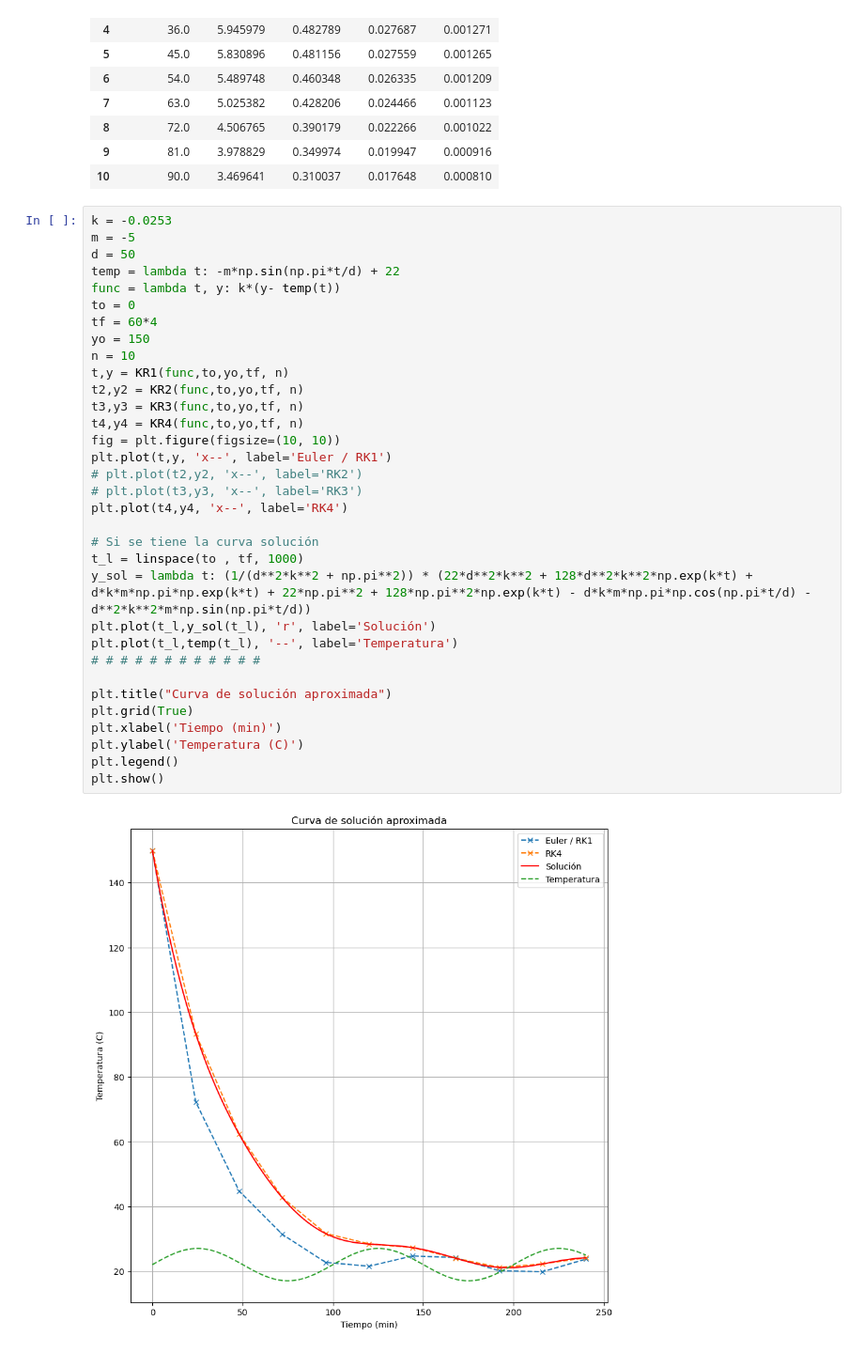
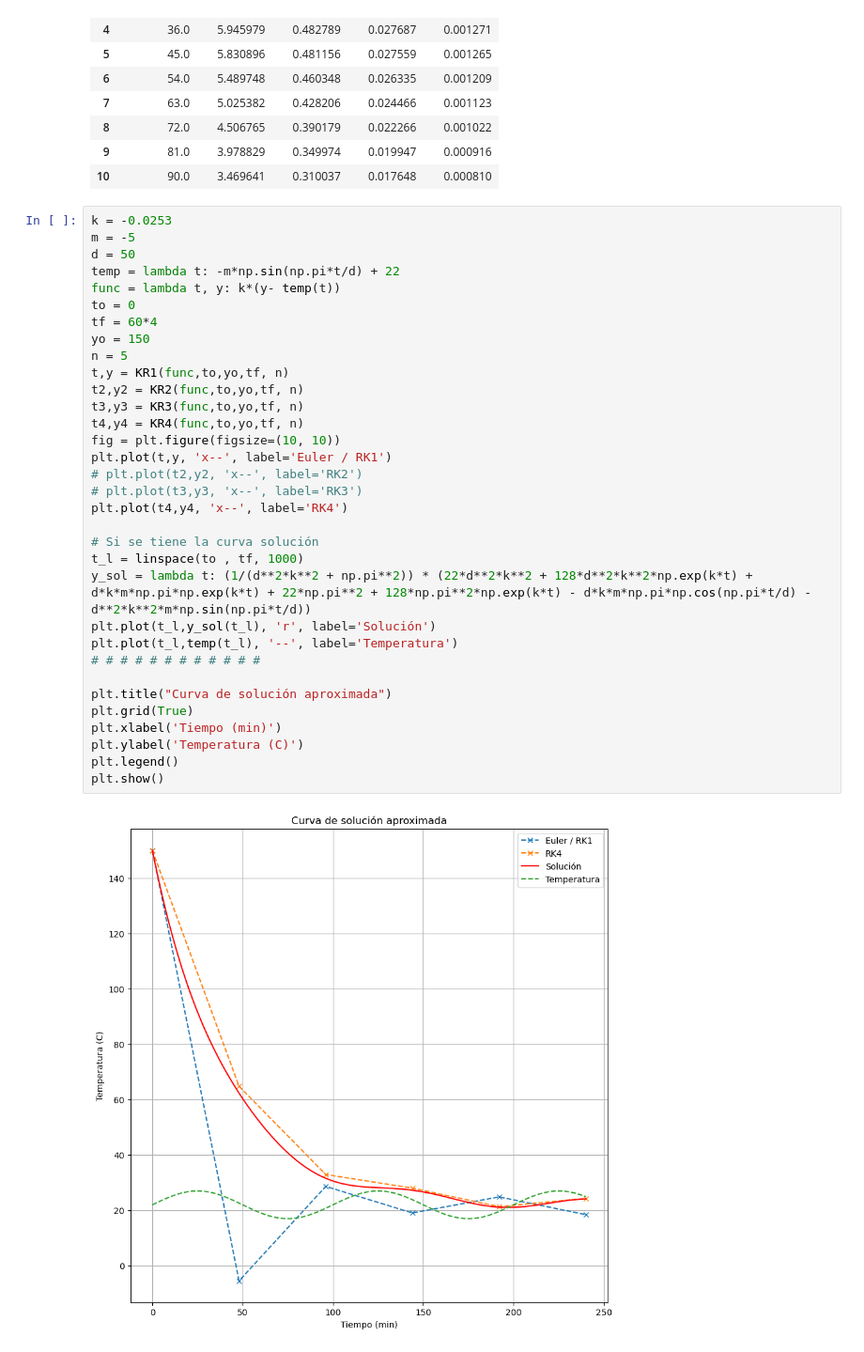
Before and after one commit to caramirezs/MetNum_202260, a Jupyter notebook: 4.2_Runge-Kutta.ipynb, the cells around one changed output. Shown at 94% size. Saved outputs shown, nothing was run; the diff lists cells and outputs as text.

```diff
--- a/4.2_Runge-Kutta.ipynb
+++ b/4.2_Runge-Kutta.ipynb
@@ -145,32 +145,32 @@ m = -5
 d = 50
 temp = lambda t: -m*np.sin(np.pi*t/d) + 22
 func = lambda t, y: k*(y- temp(t))
 to = 0
 tf = 60*4
 yo = 150
-n = 10
+n = 5
 t,y = KR1(func,to,yo,tf, n)
 t2,y2 = KR2(func,to,yo,tf, n)
 t3,y3 = KR3(func,to,yo,tf, n)
 t4,y4 = KR4(func,to,yo,tf, n)
 fig = plt.figure(figsize=(10, 10))
 plt.plot(t,y, 'x--', label='Euler / RK1')
 # plt.plot(t2,y2, 'x--', label='RK2')
 # plt.plot(t3,y3, 'x--', label='RK3')
 plt.plot(t4,y4, 'x--', label='RK4')
 
 # Si se tiene la curva solución
 t_l = linspace(to , tf, 1000)
 y_sol = lambda t: (1/(d**2*k**2 + np.pi**2)) * (22*d**2*k**2 + 128*d**2*k**2*np.exp(k*t) + d*k*m*np.pi*np.exp(k*t) + 22*np.pi**2 + 128*np.pi**2*np.exp(k*t) - d*k*m*np.pi*np.cos(np.pi*t/d) - d**2*k**2*m*np.sin(np.pi*t/d))
 plt.plot(t_l,y_sol(t_l), 'r', label='Solución')
 plt.plot(t_l,temp(t_l), '--', label='Temperatura')
 # # # # # # # # # # # #
 
 plt.title("Curva de solución aproximada")
 plt.grid(True)
 plt.xlabel('Tiempo (min)')
 plt.ylabel('Temperatura (C)')
 plt.legend()
 plt.show()
 # %% [output]
-[figure, old version]
+[figure, new version]
```
